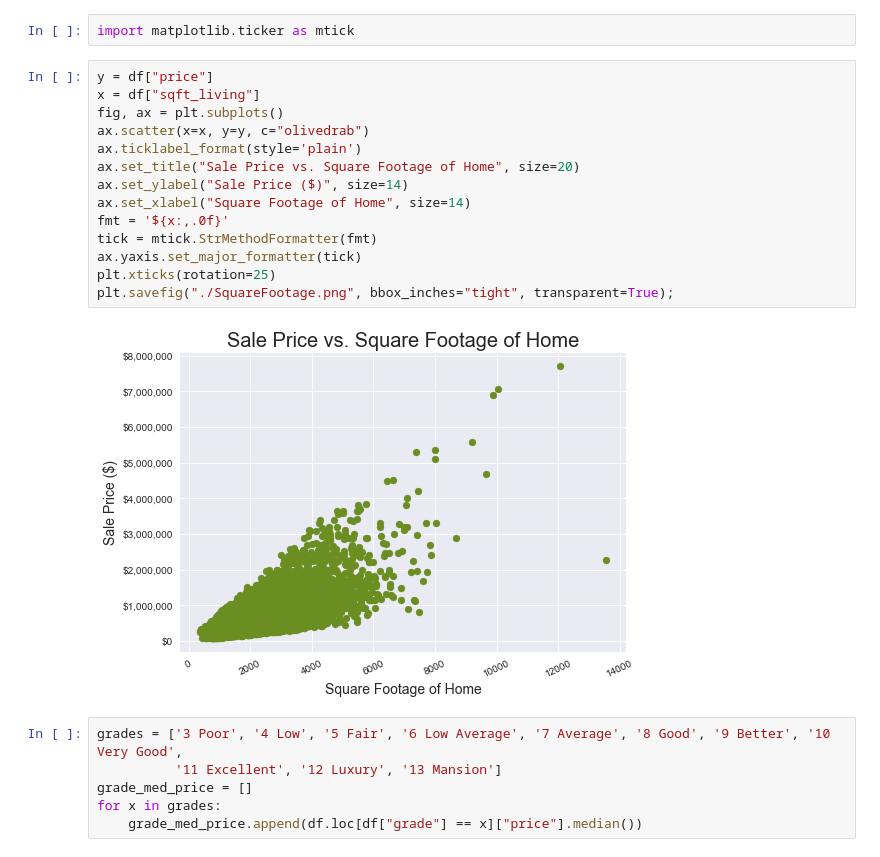
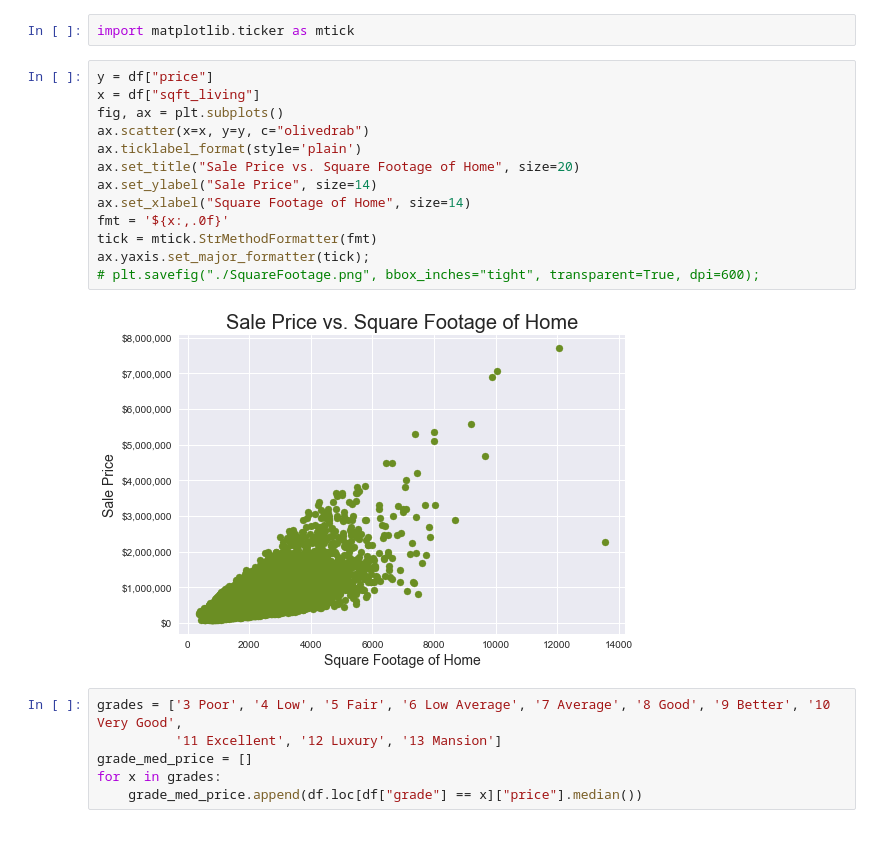
Before and after one commit to DrewFHolcombe/Housing-Sales-Analysis, a Jupyter notebook: Scratch Code/Drew.ipynb, the cells around one changed output. Saved outputs shown, nothing was run; the diff lists cells and outputs as text.

Commit message:
Update visualizations

```diff
--- a/Scratch Code/Drew.ipynb
+++ b/Scratch Code/Drew.ipynb
@@ -1024,19 +1024,18 @@ import matplotlib.ticker as mtick
 # %%
 y = df["price"]
 x = df["sqft_living"]
 fig, ax = plt.subplots()
 ax.scatter(x=x, y=y, c="olivedrab")
 ax.ticklabel_format(style='plain')
 ax.set_title("Sale Price vs. Square Footage of Home", size=20)
-ax.set_ylabel("Sale Price ($)", size=14)
+ax.set_ylabel("Sale Price", size=14)
 ax.set_xlabel("Square Footage of Home", size=14)
 fmt = '${x:,.0f}'
 tick = mtick.StrMethodFormatter(fmt)
-ax.yaxis.set_major_formatter(tick)
-plt.xticks(rotation=25)
-plt.savefig("./SquareFootage.png", bbox_inches="tight", transparent=True);
+ax.yaxis.set_major_formatter(tick);
+# plt.savefig("./SquareFootage.png", bbox_inches="tight", transparent=True, dpi=600);
 # %% [output]
-[figure, old version]
+[figure, new version]
 # %%
 grades = ['3 Poor', '4 Low', '5 Fair', '6 Low Average', '7 Average', '8 Good', '9 Better', '10 Very Good',
           '11 Excellent', '12 Luxury', '13 Mansion']
```
Also changed, not shown: parts of 24 cells of this notebook.
